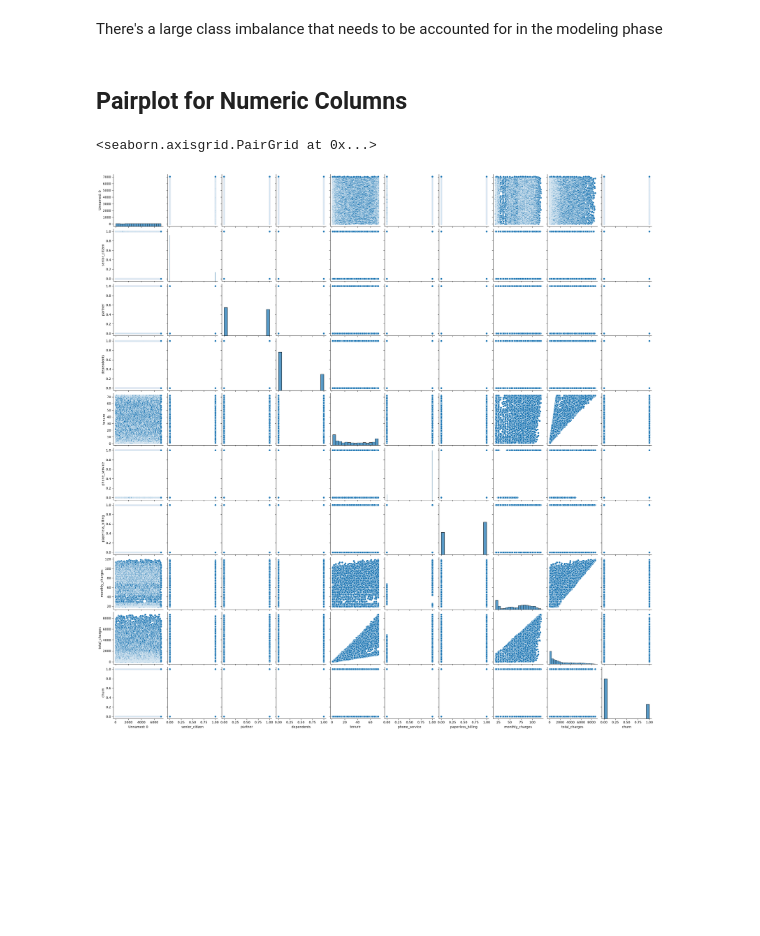
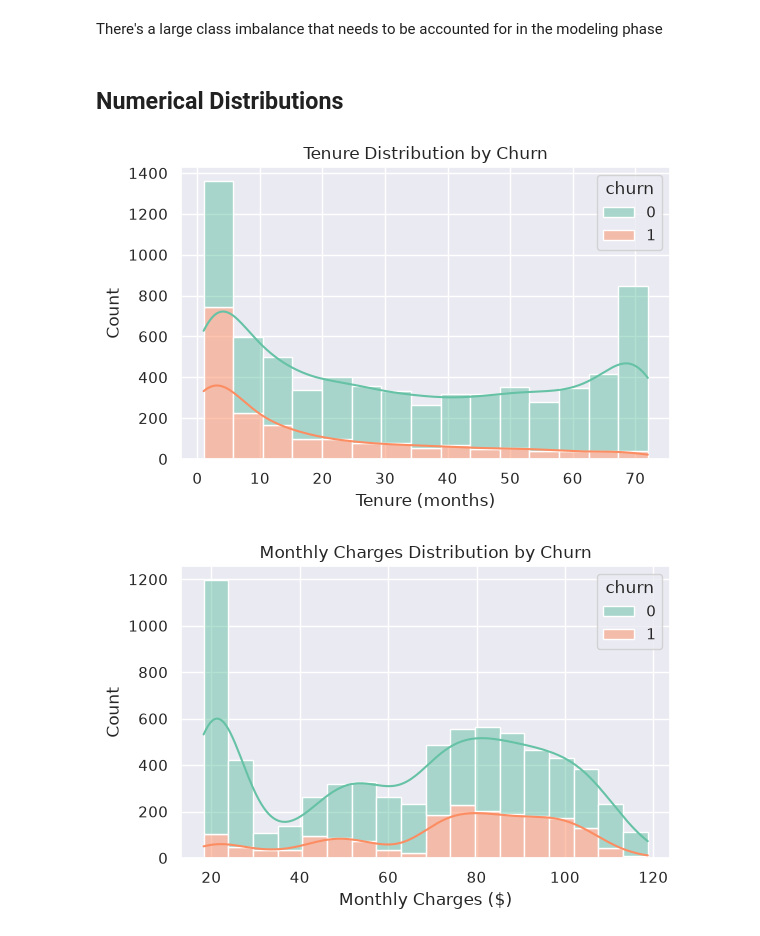
Before and after one commit to liatlas/CustomerChurnPrediction, a Jupyter notebook: notebooks/Data_Exploration_7_8.ipynb, the cells around one changed output. Drawn from its saved outputs; the diff is of its cells as text; code cells hidden in the pictures; blank space fills up the shorter version.

Commit message:
finish Data_Exploration_7_8.ipynb

```diff
--- a/notebooks/Data_Exploration_7_8.ipynb
+++ b/notebooks/Data_Exploration_7_8.ipynb
@@ -45,10 +45,25 @@ plt.xticks([0, 1], ["No", "Yes"])
 [figure]
 # %% [markdown]
 There's a large class imbalance that needs to be accounted for in the modeling phase
-# %% [markdown]
-## Pairplot for Numeric Columns
-# %%
-sns.pairplot(data=df)
-# %% [output]
-<seaborn.axisgrid.PairGrid at 0x...>
-[figure, removed]
+# %% [markdown]
+## Numerical Distributions
+# %%
+plt.figure(figsize=(6, 4))
+sns.histplot(data=df, x="tenure", hue="churn", kde=True,
+             multiple="stack", palette="Set2")
+plt.title("Tenure Distribution by Churn")
+plt.xlabel("Tenure (months)")
+plt.tight_layout()
+plt.show()
+# %% [output]
+[figure, added]
+# %%
+plt.figure(figsize=(6, 4))
+sns.histplot(data=df, x="monthly_charges", hue="churn", kde=True,
+             multiple="stack", palette="Set2")
+plt.title("Monthly Charges Distribution by Churn")
+plt.xlabel("Monthly Charges ($)")
+plt.tight_layout()
+plt.show()
+# %% [output]
+[figure, added]
```
Also changed, not shown: parts of 10 cells of this notebook.
